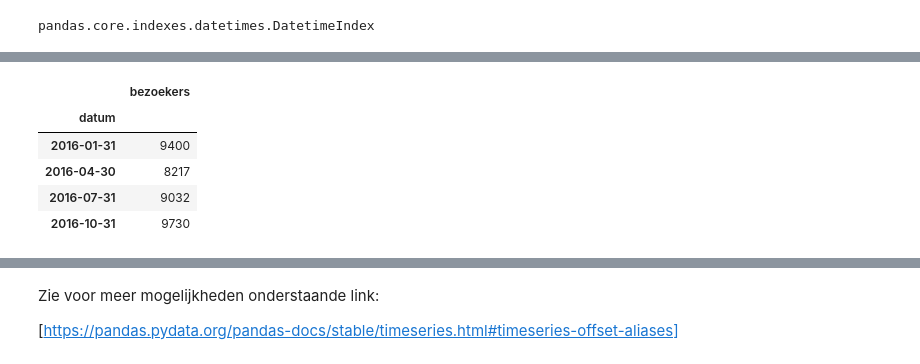
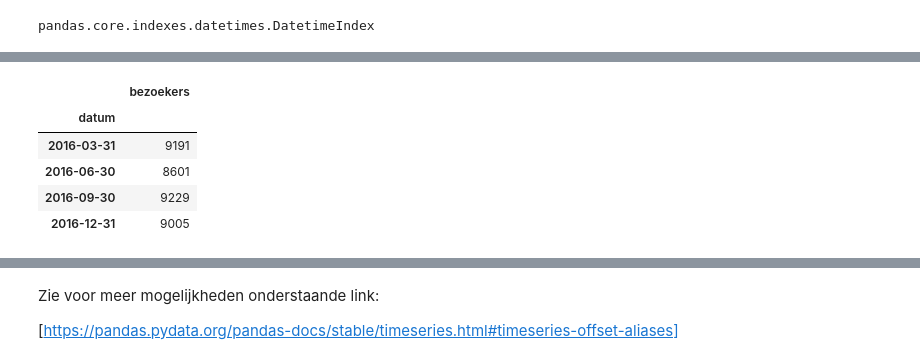
Before and after one commit to Brinkhuis/Cursus, a Jupyter notebook: notebooks/pandas.ipynb, the cells around one changed output, grey strips where cells are left out. Drawn from its saved outputs; the diff is of its cells as text; code cells hidden in the pictures.

```diff
--- a/notebooks/pandas.ipynb
+++ b/notebooks/pandas.ipynb
@@ -395,13 +393,13 @@ tsd.resample('W').sum()['2017-02']
 # %%
-# geef het totaal aantal bezoekers per 3 maanden voor 2016
-tsd.resample('3M').sum()['2016']
+# geef het totaal aantal bezoekers per kwartaal voor 2016
+tsd.resample('Q').sum()['2016']
 # %% [output]
 |  | bezoekers |
 | datum |  |
-| 2016-01-31 | 9400 |
-| 2016-04-30 | 8217 |
-| 2016-07-31 | 9032 |
-| 2016-10-31 | 9730 |
+| 2016-03-31 | 9191 |
+| 2016-06-30 | 8601 |
+| 2016-09-30 | 9229 |
+| 2016-12-31 | 9005 |
 # %%
 # geef het gemiddeld aantal bezoekers per 2 weken voor maart 2018
 tsd.resample('2W').mean()['2018-03']
```
Also changed, not shown: parts of 46 cells of this notebook, 18 other files.
